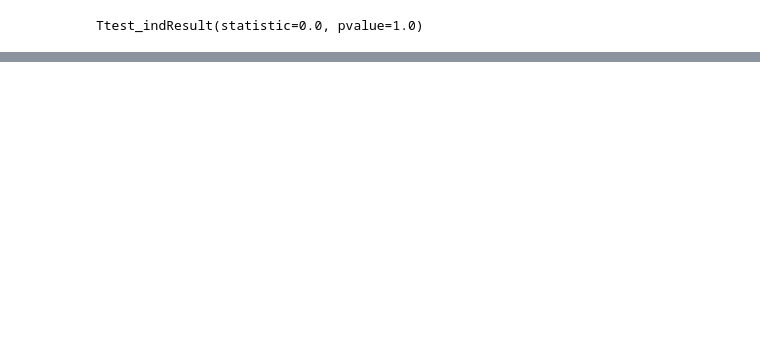
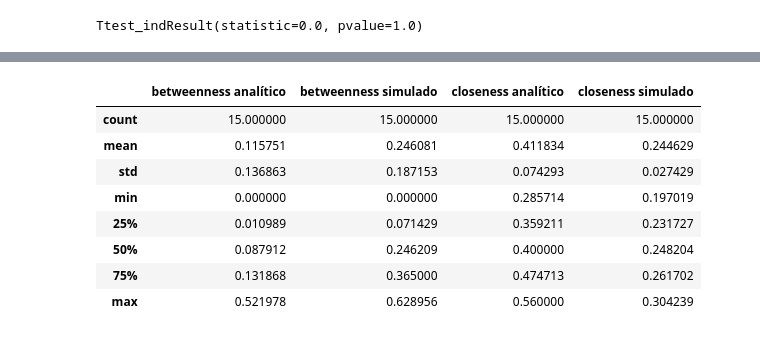
Before and after one commit to elisamalzoni/redesoc-2018, a Jupyter notebook: Encontro13/Encontro13.ipynb, the cells around one changed output, grey strips where cells are left out. Cells and saved outputs as stored; diff of their text form; code cells hidden in the pictures; blank space fills up the shorter version.

```diff
--- a/Encontro13/Encontro13.ipynb
+++ b/Encontro13/Encontro13.ipynb
@@ -250,7 +272,18 @@ Ttest_indResult(statistic=-1.9515438757532637, pvalue=0.061061154820251914)
 # %%
 pt = simul(100, random_path_successor, False)
 ptc = pt["closeness simulado"]
 ptb = pt["betweenness simulado"]
+pt.describe()
+# %% [output]
+|  | betweenness analítico | betweenness simulado | closeness analítico | closeness simulado |
+| count | 15.000000 | 15.000000 | 15.000000 | 15.000000 |
+| mean | 0.115751 | 0.246081 | 0.411834 | 0.244629 |
+| std | 0.136863 | 0.187153 | 0.074293 | 0.027429 |
+| min | 0.000000 | 0.000000 | 0.285714 | 0.197019 |
+| 25% | 0.010989 | 0.071429 | 0.359211 | 0.231727 |
+| 50% | 0.087912 | 0.246209 | 0.400000 | 0.248204 |
+| 75% | 0.131868 | 0.365000 | 0.474713 | 0.261702 |
+| max | 0.521978 | 0.628956 | 0.560000 | 0.304239 |
 # %%
 stats.ttest_ind(bmc,ptc)
 # %% [output]
```
Also changed, not shown: parts of 21 cells of this notebook, 3 other files.
